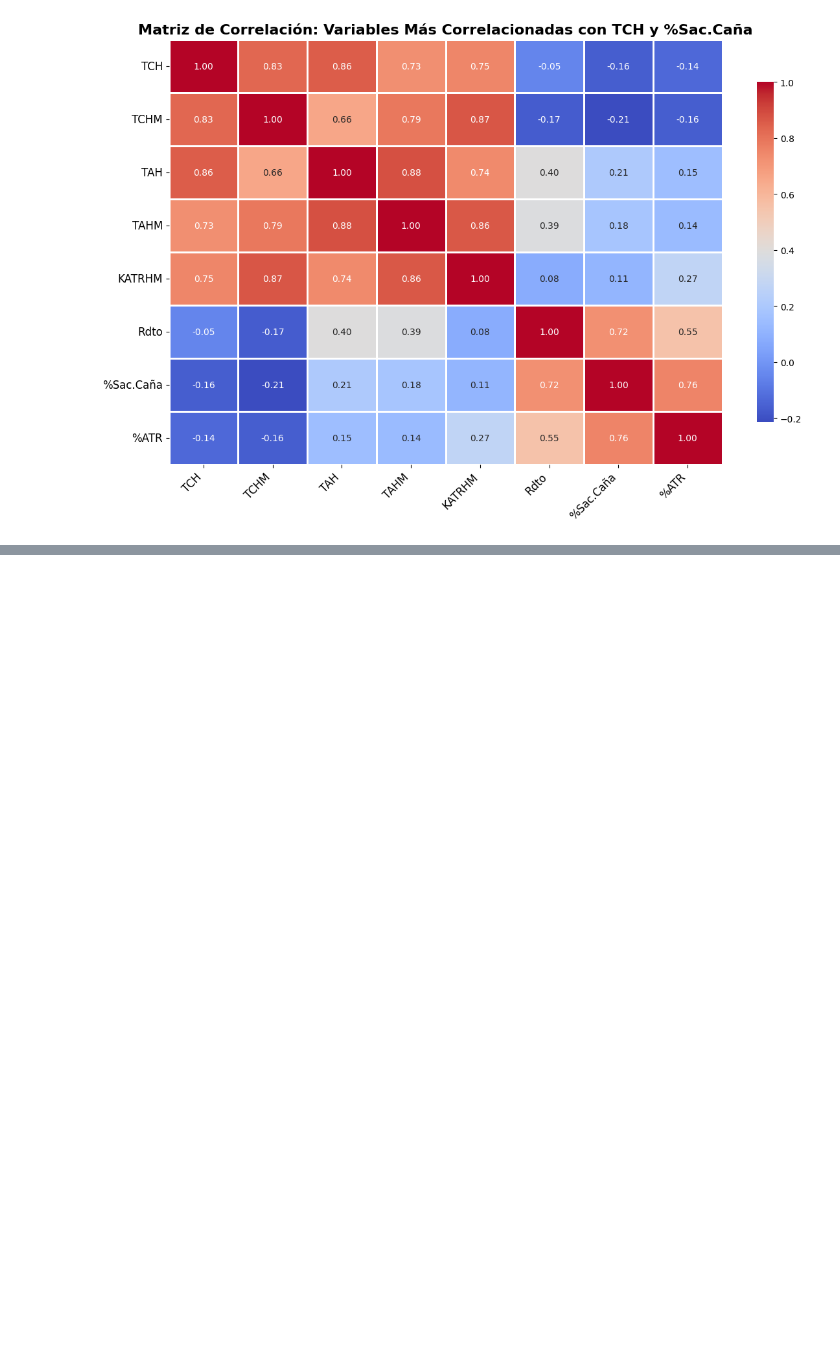
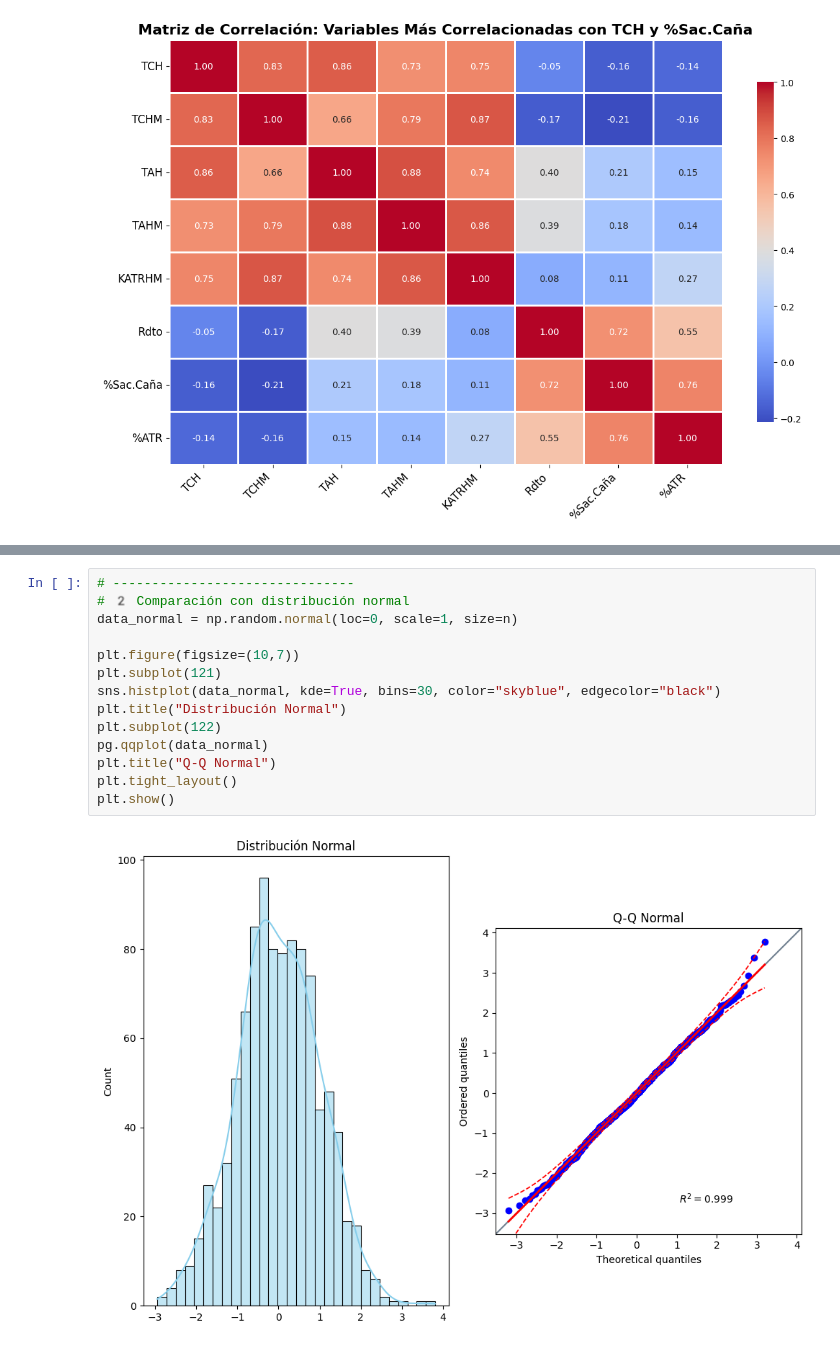
Before and after one commit to mcordoba12/Laboratorio-1, a Jupyter notebook: Lab1.ipynb, the cells around one changed output, grey strips where cells are left out. Cells and saved outputs as stored; diff of their text form; blank space fills up the shorter version.

```diff
--- a/Lab1.ipynb
+++ b/Lab1.ipynb
@@ -383,0 +545,16 @@ Por cada unidad adicional de KATRHM, manteniendo TAH constante, se espera que TC
+# %%
+# -------------------------------
+# 2️ Comparación con distribución normal
+data_normal = np.random.normal(loc=0, scale=1, size=n)
+
+plt.figure(figsize=(10,7))
+plt.subplot(121)
+sns.histplot(data_normal, kde=True, bins=30, color="skyblue", edgecolor="black")
+plt.title("Distribución Normal")
+plt.subplot(122)
+pg.qqplot(data_normal)
+plt.title("Q-Q Normal")
+plt.tight_layout()
+plt.show()
+# %% [output]
+[figure, added]
```
Also changed, not shown: parts of 29 cells of this notebook.
